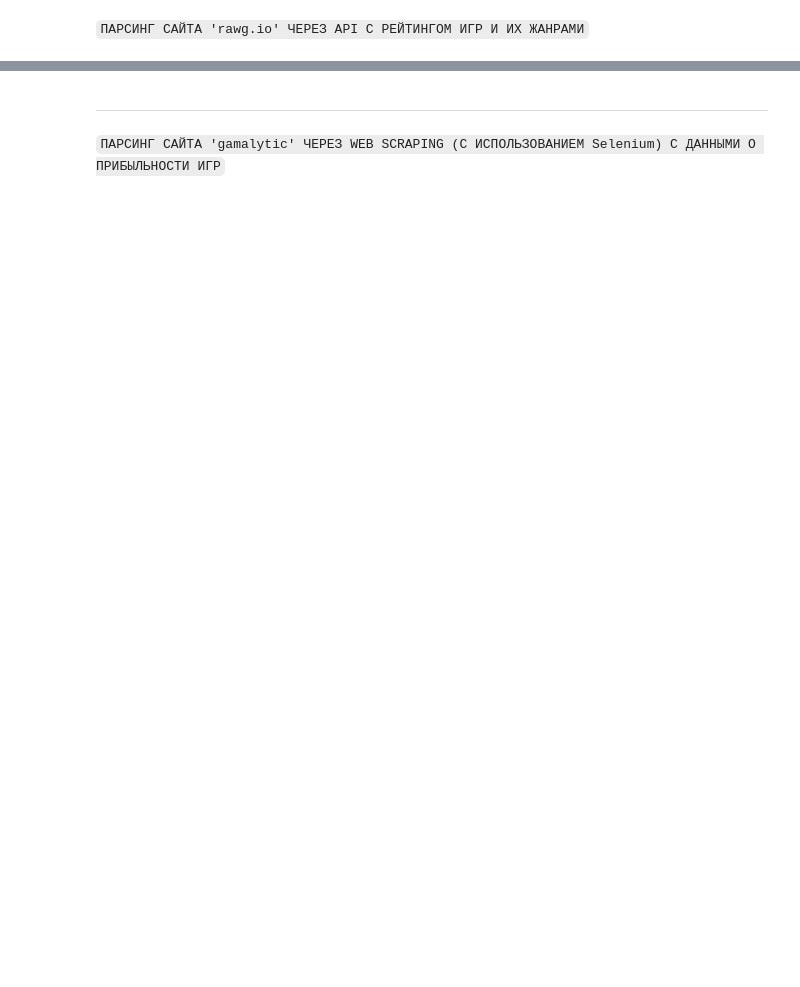
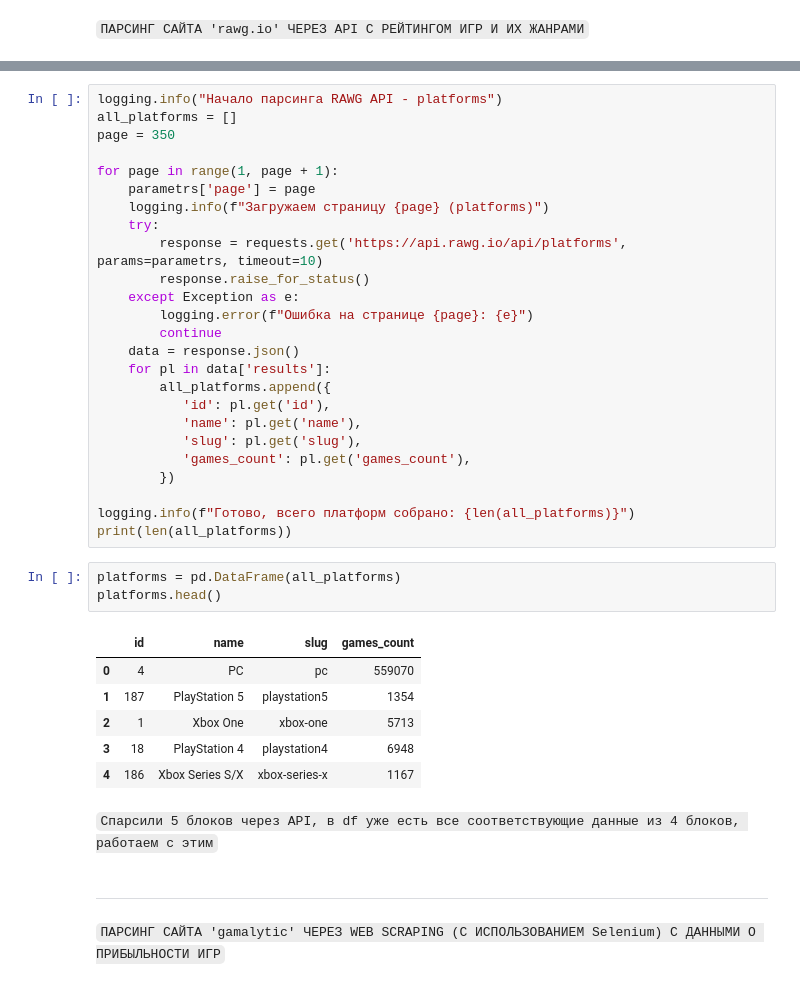
Before and after one commit to dengidredengi/DE-Scraping-API, a Jupyter notebook: parsing.ipynb, the cells around one changed output, grey strips where cells are left out. Cells and saved outputs as stored; diff of their text form; blank space fills up the shorter version.

```diff
--- a/parsing.ipynb
+++ b/parsing.ipynb
@@ -46,3 +172,40 @@ df.head(10)
+# %%
+logging.info("Начало парсинга RAWG API - platforms")
+all_platforms = []
+page = 350
+
+for page in range(1, page + 1):
+    parametrs['page'] = page
+    logging.info(f"Загружаем страницу {page} (platforms)")
+    try:
+        response = requests.get('https://api.rawg.io/api/platforms', params=parametrs, timeout=10)
+        response.raise_for_status()
+    except Exception as e:
+        logging.error(f"Ошибка на странице {page}: {e}")
+        continue
+    data = response.json()
+    for pl in data['results']:
+        all_platforms.append({
+           'id': pl.get('id'),
+           'name': pl.get('name'),
+           'slug': pl.get('slug'),
+           'games_count': pl.get('games_count'),
+        })
+
+logging.info(f"Готово, всего платформ собрано: {len(all_platforms)}")
+print(len(all_platforms))
+# %%
+platforms = pd.DataFrame(all_platforms)
+platforms.head()
+# %% [output]
+|  | id | name | slug | games_count |
+| 0 | 4 | PC | pc | 559070 |
+| 1 | 187 | PlayStation 5 | playstation5 | 1354 |
+| 2 | 1 | Xbox One | xbox-one | 5713 |
+| 3 | 18 | PlayStation 4 | playstation4 | 6948 |
+| 4 | 186 | Xbox Series S/X | xbox-series-x | 1167 |
+# %% [markdown]
+`Спарсили 5 блоков через API, в df уже есть все соответствующие данные из 4 блоков, работаем с этим`
 # %% [markdown]
 ----------------
 # %% [markdown]
```
Also changed, not shown: parts of 12 cells of this notebook, 2 other files.
